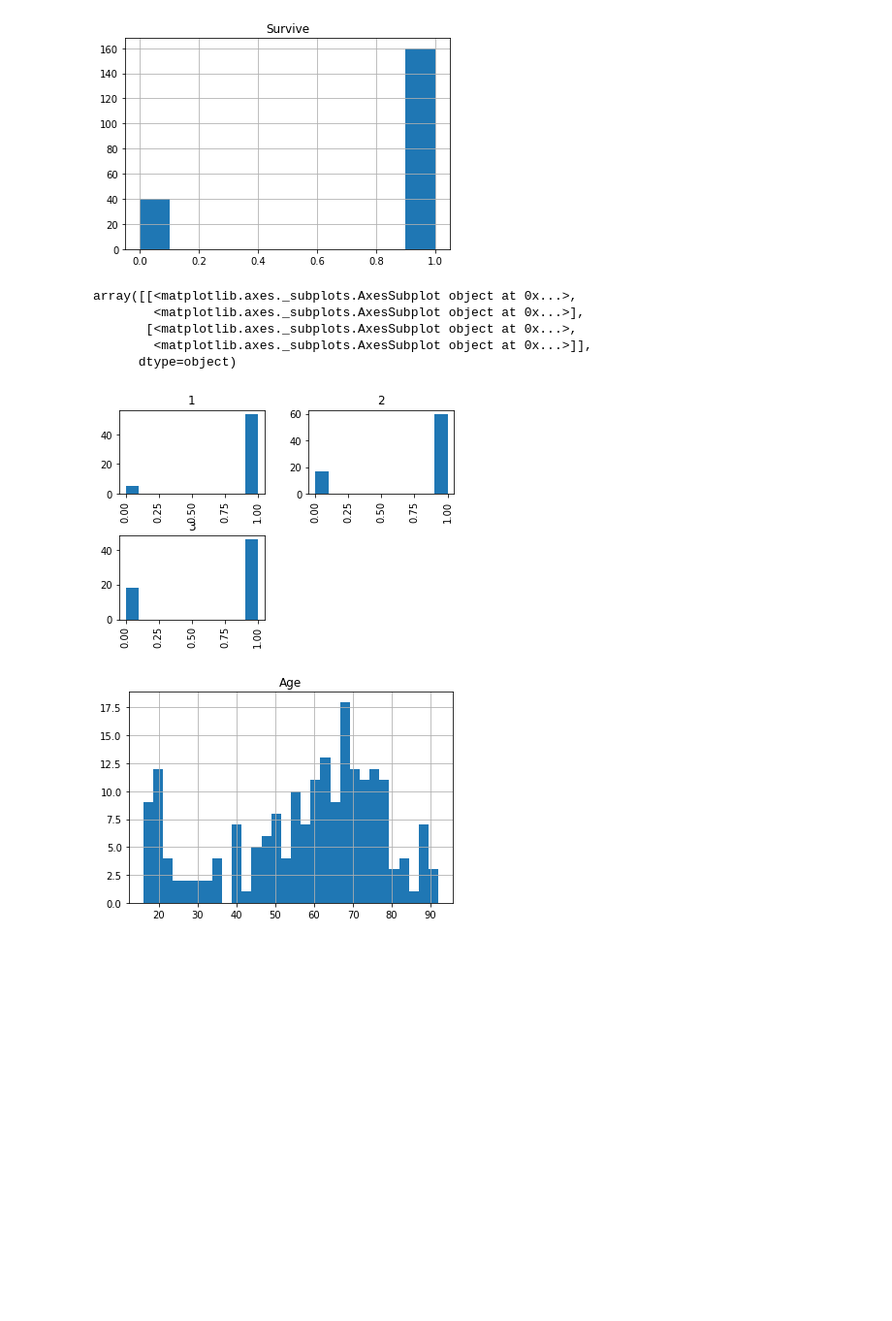
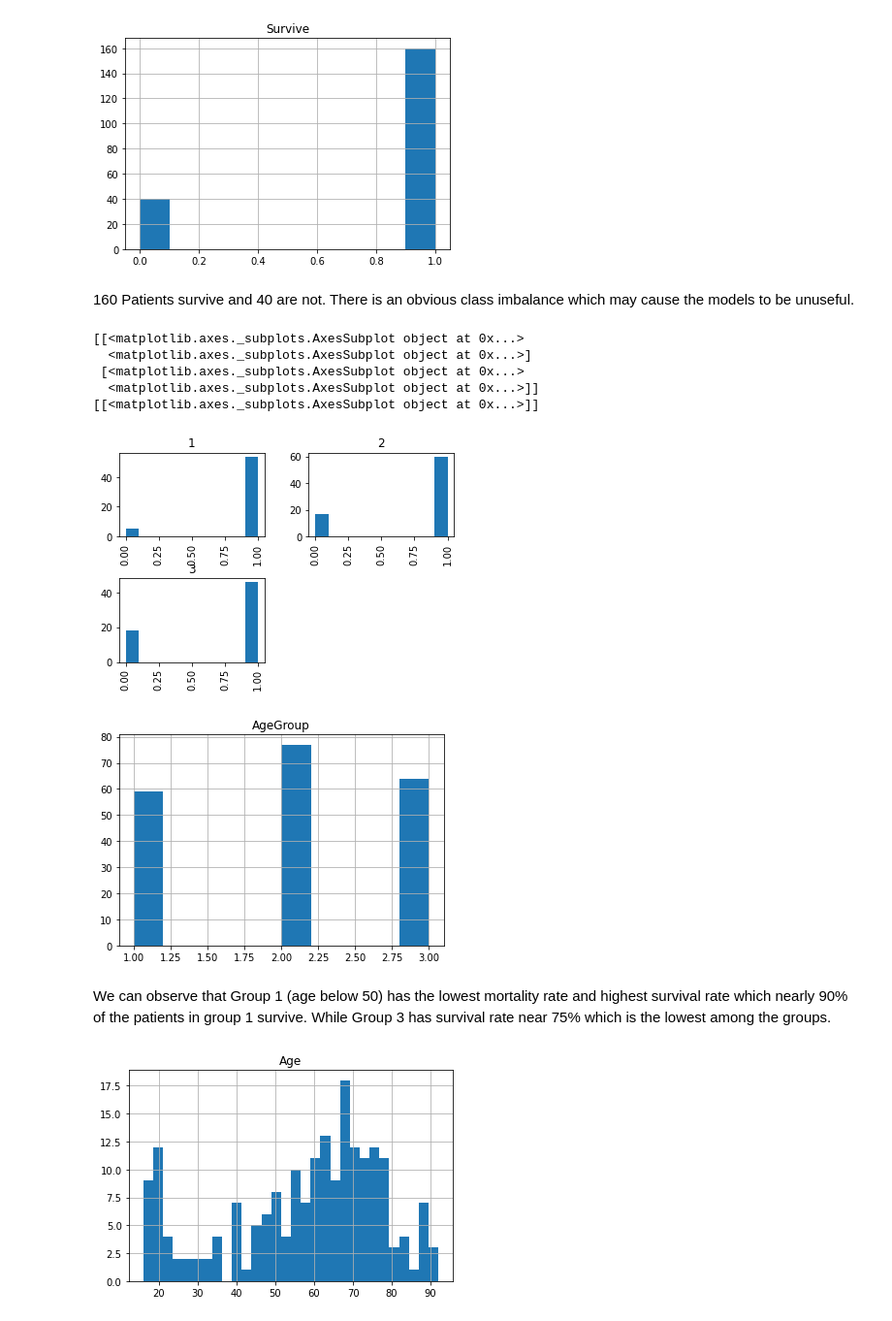
Before and after one commit to xs625/ICU-patients, a Jupyter notebook: Survival.ipynb, the cells around one changed output. Shown: that part at 97% size. Saved outputs shown, nothing was run; the diff lists cells and outputs as text; code cells hidden in the pictures; blank space fills up the shorter version.

```diff
--- a/Survival.ipynb
+++ b/Survival.ipynb
@@ -63,15 +66,21 @@ wb.hist(column = 'Survive')
 array([[<matplotlib.axes._subplots.AxesSubplot object at 0x...>]],
       dtype=object)
 [figure]
+# %% [markdown]
+160 Patients survive and 40 are not. There is an obvious class imbalance which may cause the models to be unuseful.
 # %%
-wb.hist(column='Survive',by='AgeGroup')
+print(wb.hist(column='Survive',by='AgeGroup'))
+print(wb.hist(column = 'AgeGroup'))
 # %% [output]
-array([[<matplotlib.axes._subplots.AxesSubplot object at 0x...>,
-        <matplotlib.axes._subplots.AxesSubplot object at 0x...>],
-       [<matplotlib.axes._subplots.AxesSubplot object at 0x...>,
-        <matplotlib.axes._subplots.AxesSubplot object at 0x...>]],
-      dtype=object)
+[[<matplotlib.axes._subplots.AxesSubplot object at 0x...>
+  <matplotlib.axes._subplots.AxesSubplot object at 0x...>]
+ [<matplotlib.axes._subplots.AxesSubplot object at 0x...>
+  <matplotlib.axes._subplots.AxesSubplot object at 0x...>]]
+[[<matplotlib.axes._subplots.AxesSubplot object at 0x...>]]
 [figure]
+[figure, added]
+# %% [markdown]
+We can observe that Group 1 (age below 50) has the lowest mortality rate and highest survival rate which nearly 90% of the patients in group 1 survive. While Group 3 has survival rate near 75% which is the lowest among the groups.
 # %%
 for col in ['Age','SysBP','Pulse']:
     wb.hist(column=col,bins=30)
```
Also changed, not shown: parts of 31 cells of this notebook.
